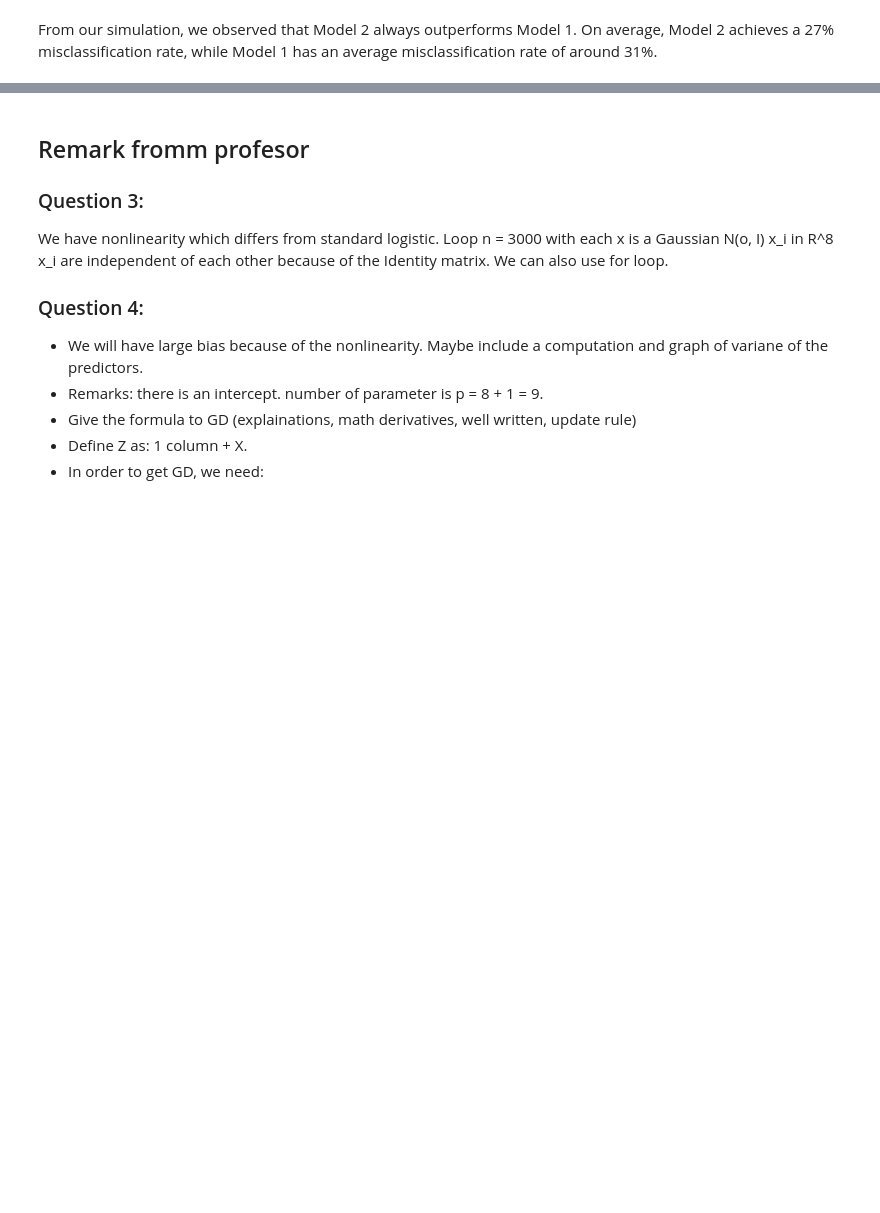
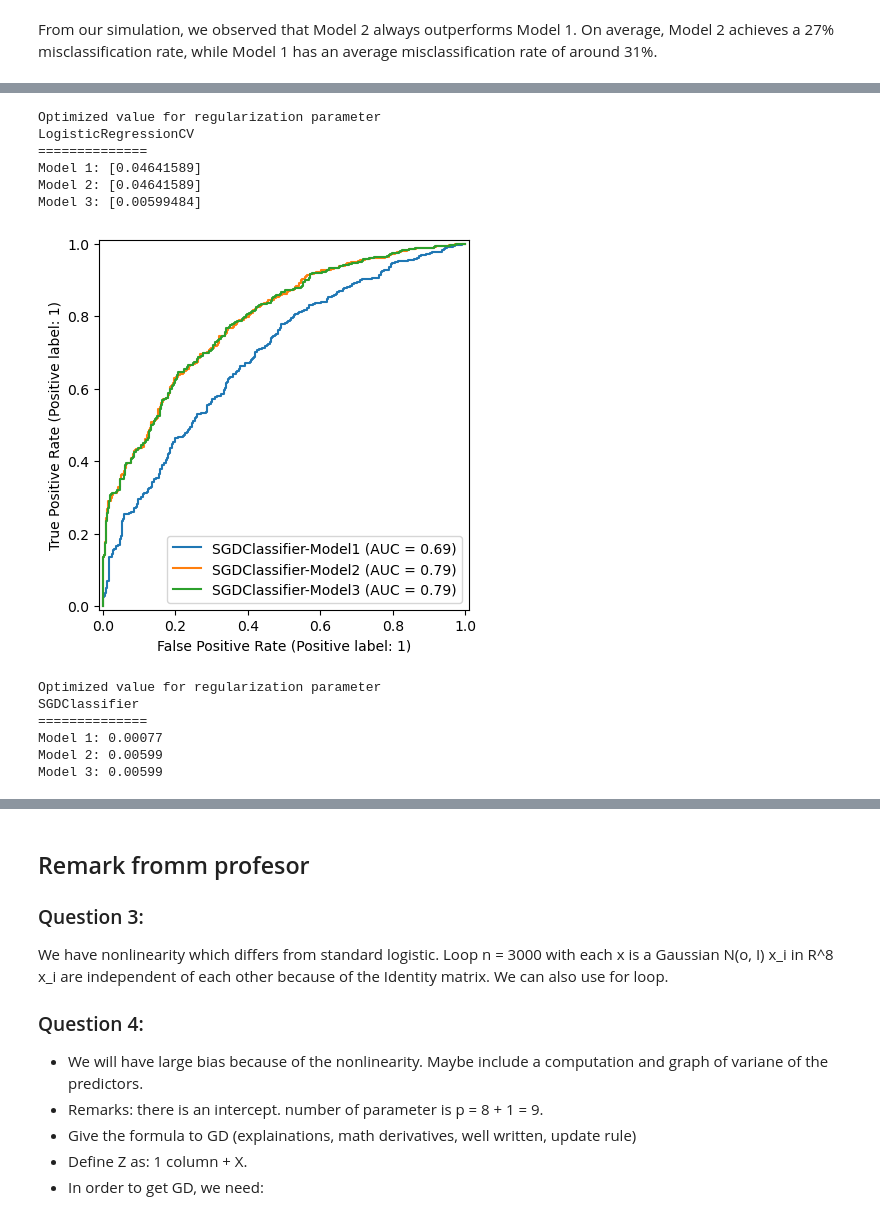
Before and after one commit to khuongdb/ensai-ml-computer-lab, a Jupyter notebook: project.ipynb, the cells around one changed output, grey strips where cells are left out. Cells and saved outputs as stored; diff of their text form; code cells hidden in the pictures; blank space fills up the shorter version.

```diff
--- a/project.ipynb
+++ b/project.ipynb
@@ -1084,0 +1085,61 @@ Now we will use logistic Lasso from the `scikit-learn` package to train Model1 a
+# %%
+print("Optimized value for regularization parameter")
+print("LogisticRegressionCV")
+print("==============")
+for i, model in enumerate(models, start=1):
+    print(f"Model {i}: {model.C_}")
+# %% [output]
+Optimized value for regularization parameter
+LogisticRegressionCV
+==============
+Model 1: [0.04641589]
+Model 2: [0.04641589]
+Model 3: [0.00599484]
+# %%
+# Use SGDClassifier
+from sklearn.linear_model import SGDClassifier
+from sklearn.model_selection import GridSearchCV
+
+# define parameter grid to fine tune alpha value
+# use 10 values from 1e-4 to 1e4
+param_grid = {"alpha": np.logspace(-4, 4, 10)}
+
+# SGD Classifier
+sgd_clf = SGDClassifier(
+    loss="log_loss",
+    penalty="l1",
+    random_state=100,
+    max_iter=1000,
+    learning_rate="optimal",
+)
+
+
+models_sgd = []
+
+fig, ax = plt.subplots()
+
+# Using GridsearchCV for 3 models
+for i, (X_train_, X_test_) in enumerate(zip(X_trains, X_tests), start=1):
+    model = GridSearchCV(sgd_clf, param_grid, cv=10, scoring="accuracy").fit(
+        X_train_, Y_train
+    )
+    models_sgd.append(model)
+    RocCurveDisplay.from_estimator(
+        model.best_estimator_, X_test_, Y_test, ax=ax, name=f"SGDClassifier-Model{i}"
+    )
+# %% [output]
+[figure, added]
+# %%
+print("Optimized value for regularization parameter")
+print("SGDClassifier")
+print("==============")
+
+for i, model in enumerate(models_sgd, start=1):
+    print(f"Model {i}: {model.best_params_['alpha']:.5f}")
+# %% [output]
+Optimized value for regularization parameter
+SGDClassifier
+==============
+Model 1: 0.00077
+Model 2: 0.00599
+Model 3: 0.00599
```
Also changed, not shown: parts of 15 cells of this notebook, 1 other file.
